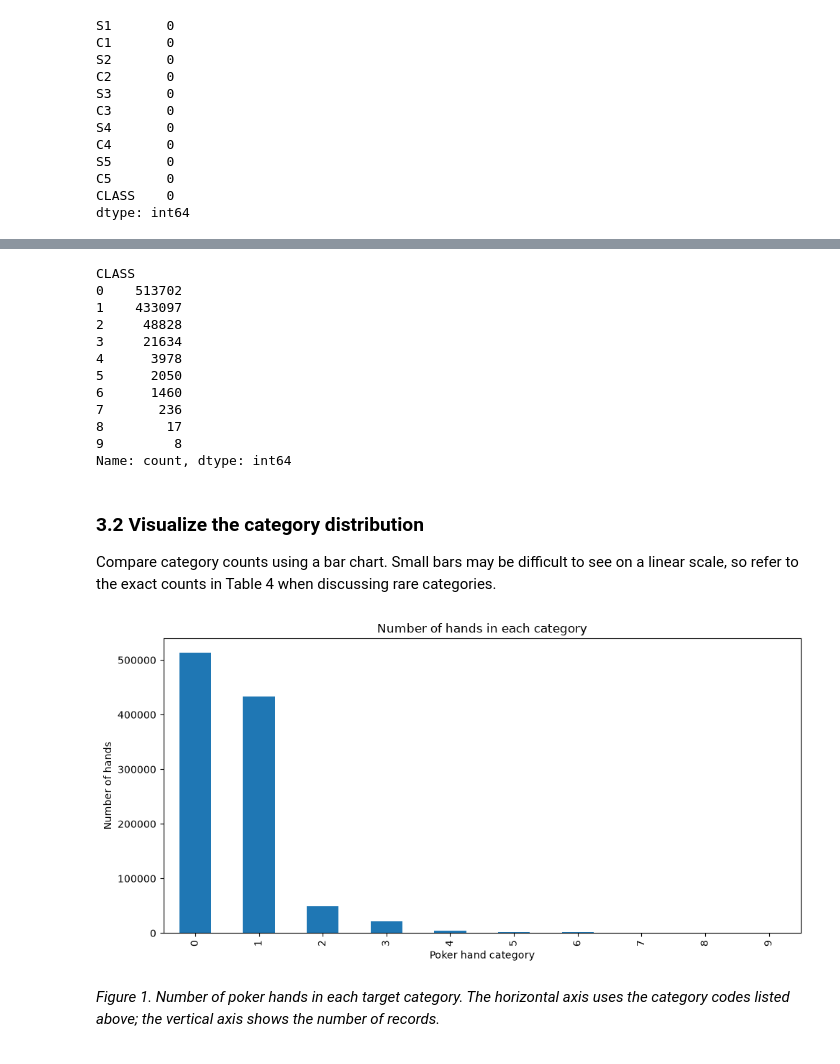
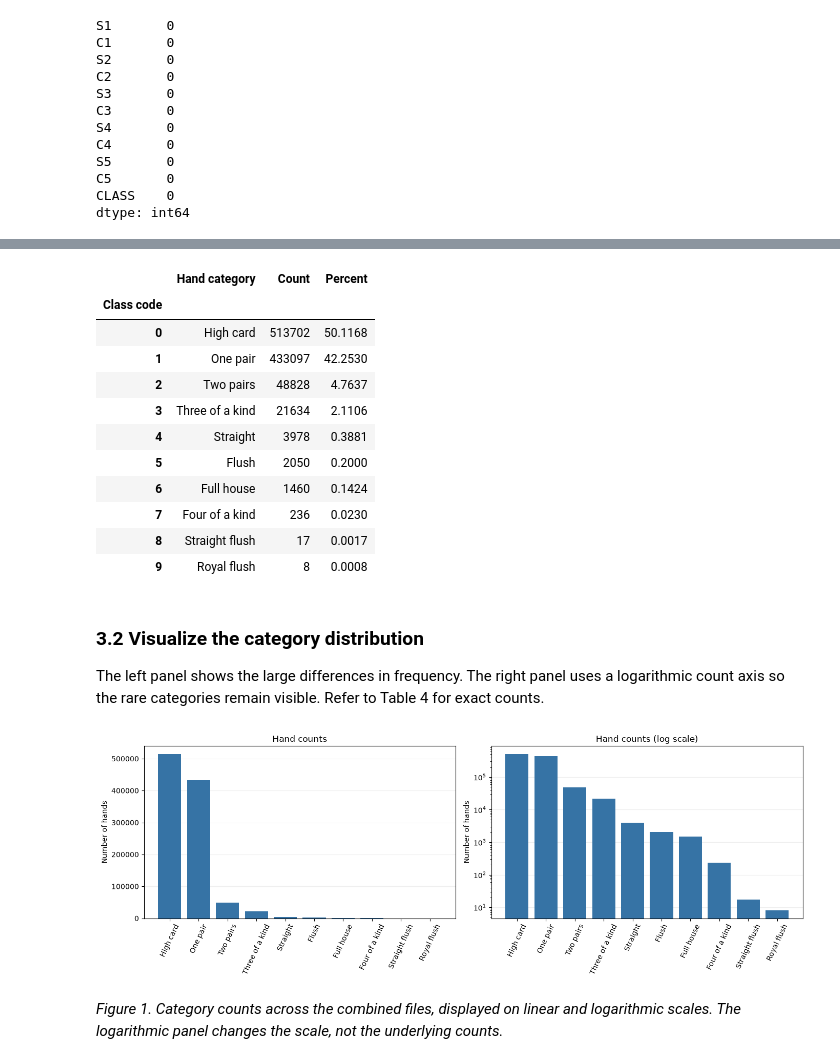
Before and after one commit to frangu617/USD, a Jupyter notebook: AAI_500/FinalProject/poker_hand_analysis.ipynb, the cells around one changed output, grey strips where cells are left out. Saved outputs shown, nothing was run; the diff lists cells and outputs as text; code cells hidden in the pictures.

```diff
--- a/AAI_500/FinalProject/poker_hand_analysis.ipynb
+++ b/AAI_500/FinalProject/poker_hand_analysis.ipynb
@@ -138,37 +158,52 @@ Count the number of records in each target category. The code-to-label mapping b
 # %%
-class_counts = data["CLASS"].value_counts().sort_index()
-
-class_counts
+class_labels = {
+    0: "High card", 1: "One pair", 2: "Two pairs",
+    3: "Three of a kind", 4: "Straight", 5: "Flush",
+    6: "Full house", 7: "Four of a kind",
+    8: "Straight flush", 9: "Royal flush",
+}
+class_counts = data["CLASS"].value_counts().reindex(range(10), fill_value=0)
+class_summary = pd.DataFrame({
+    "Hand category": pd.Series(class_labels),
+    "Count": class_counts,
+    "Percent": (class_counts / len(data) * 100).round(4),
+})
+class_summary.index.name = "Class code"
+display(class_summary)
 # %% [output]
-CLASS
-0    513702
-1    433097
-2     48828
-3     21634
-4      3978
-5      2050
-6      1460
-7       236
-8        17
-9         8
-Name: count, dtype: int64
+|  | Hand category | Count | Percent |
+| Class code |  |  |  |
+| 0 | High card | 513702 | 50.1168 |
+| 1 | One pair | 433097 | 42.2530 |
+| 2 | Two pairs | 48828 | 4.7637 |
+| 3 | Three of a kind | 21634 | 2.1106 |
+| 4 | Straight | 3978 | 0.3881 |
+| 5 | Flush | 2050 | 0.2000 |
+| 6 | Full house | 1460 | 0.1424 |
+| 7 | Four of a kind | 236 | 0.0230 |
+| 8 | Straight flush | 17 | 0.0017 |
+| 9 | Royal flush | 8 | 0.0008 |
 # %% [markdown]
 ### 3.2 Visualize the category distribution
 
-Compare category counts using a bar chart. Small bars may be difficult to see on a linear scale, so refer to the exact counts in Table 4 when discussing rare categories.
+The left panel shows the large differences in frequency. The right panel uses a logarithmic count axis so the rare categories remain visible. Refer to Table 4 for exact counts.
 # %%
-class_counts.plot(
-    kind="bar",
-    figsize=(10, 5),
-    title="Number of hands in each category",
-)
-
-plt.xlabel("Poker hand category")
-plt.ylabel("Number of hands")
-plt.tight_layout()
+fig, axes = plt.subplots(1, 2, figsize=(14, 5))
+for ax, log_scale, title in zip(
+    axes, [False, True], ["Hand counts", "Hand counts (log scale)"]
+):
+    ax.bar(class_summary["Hand category"], class_summary["Count"], color="#3673a5")
+    if log_scale:
+        ax.set_yscale("log")
+    ax.set_title(title)
+    ax.set_ylabel("Number of hands")
+    ax.tick_params(axis="x", rotation=65)
+    ax.grid(axis="y", alpha=0.2)
+    ax.set_axisbelow(True)
+fig.tight_layout()
 plt.show()
 # %% [output]
-[figure, old version]
+[figure, new version]
 # %% [markdown]
-*Figure 1. Number of poker hands in each target category. The horizontal axis uses the category codes listed above; the vertical axis shows the number of records.*
+*Figure 1. Category counts across the combined files, displayed on linear and logarithmic scales. The logarithmic panel changes the scale, not the underlying counts.*
 # %% [markdown]
```
Also changed, not shown: parts of 11 cells of this notebook, 2 other files.
